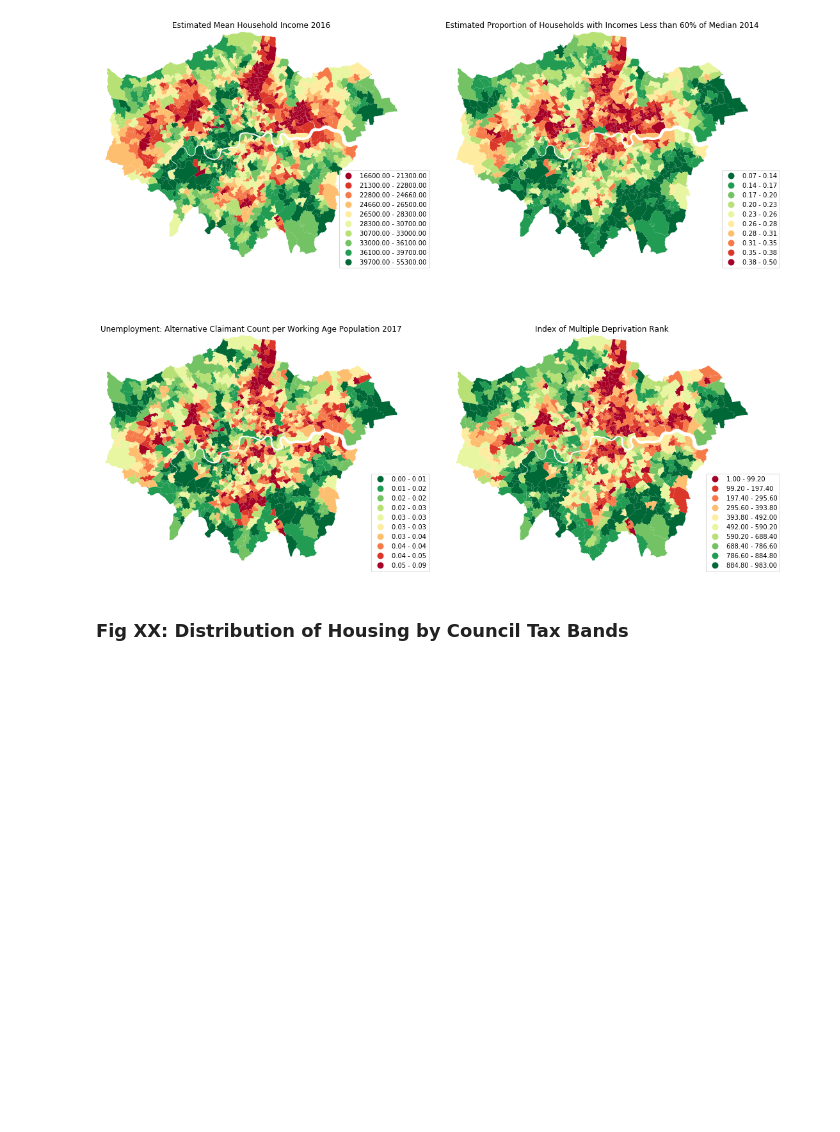
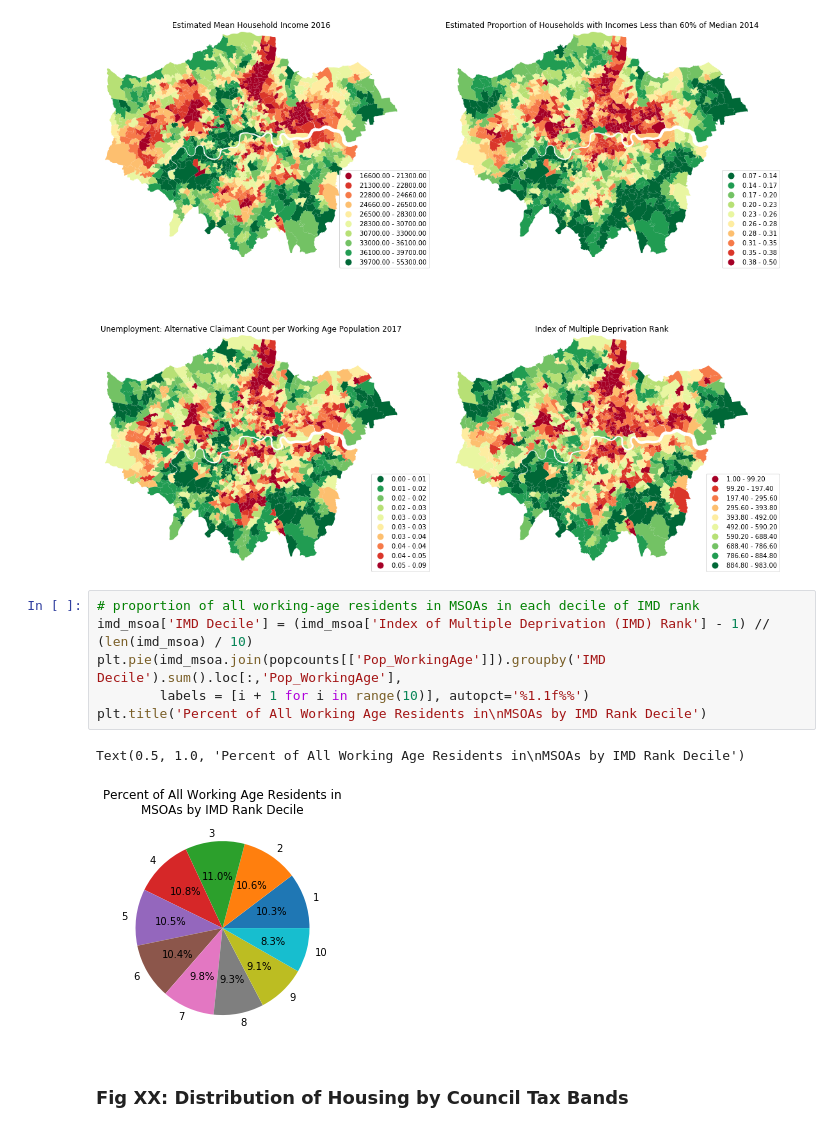
Before and after one commit to danleongjy/MY498_Capstone, a Jupyter notebook: 02 Baseline Data Descriptive Analysis/0201 Secondary Data Descriptive Plots.ipynb, the cells around one changed output. Saved outputs shown, nothing was run; the diff lists cells and outputs as text; blank space fills up the shorter version.

```diff
--- a/02 Baseline Data Descriptive Analysis/0201 Secondary Data Descriptive Plots.ipynb
+++ b/02 Baseline Data Descriptive Analysis/0201 Secondary Data Descriptive Plots.ipynb
@@ -129,6 +129,15 @@ for dataset in plottingsettings.keys():
     i += 1
 # %% [output]
 [figure]
+# %%
+# proportion of all working-age residents in MSOAs in each decile of IMD rank
+imd_msoa['IMD Decile'] = (imd_msoa['Index of Multiple Deprivation (IMD) Rank'] - 1) // (len(imd_msoa) / 10)
+plt.pie(imd_msoa.join(popcounts[['Pop_WorkingAge']]).groupby('IMD Decile').sum().loc[:,'Pop_WorkingAge'],
+        labels = [i + 1 for i in range(10)], autopct='%1.1f%%')
+plt.title('Percent of All Working Age Residents in\nMSOAs by IMD Rank Decile')
+# %% [output]
+Text(0.5, 1.0, 'Percent of All Working Age Residents in\nMSOAs by IMD Rank Decile')
+[figure, added]
 # %% [markdown]
 ### Fig XX: Distribution of Housing by Council Tax Bands
 # %%
```
Also changed, not shown: parts of 1 cell of this notebook, 1 other file.
